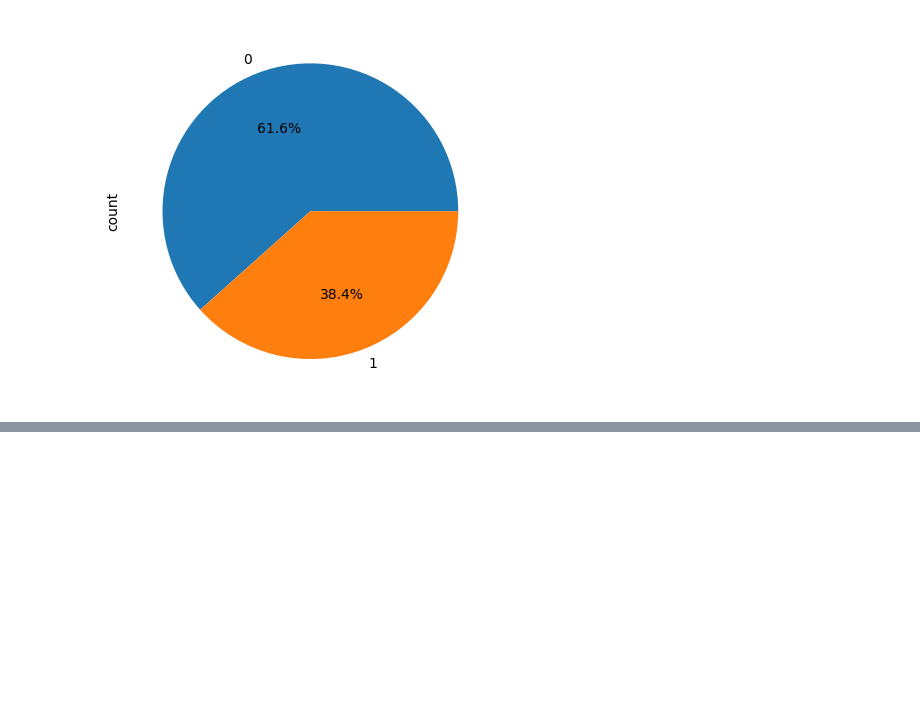
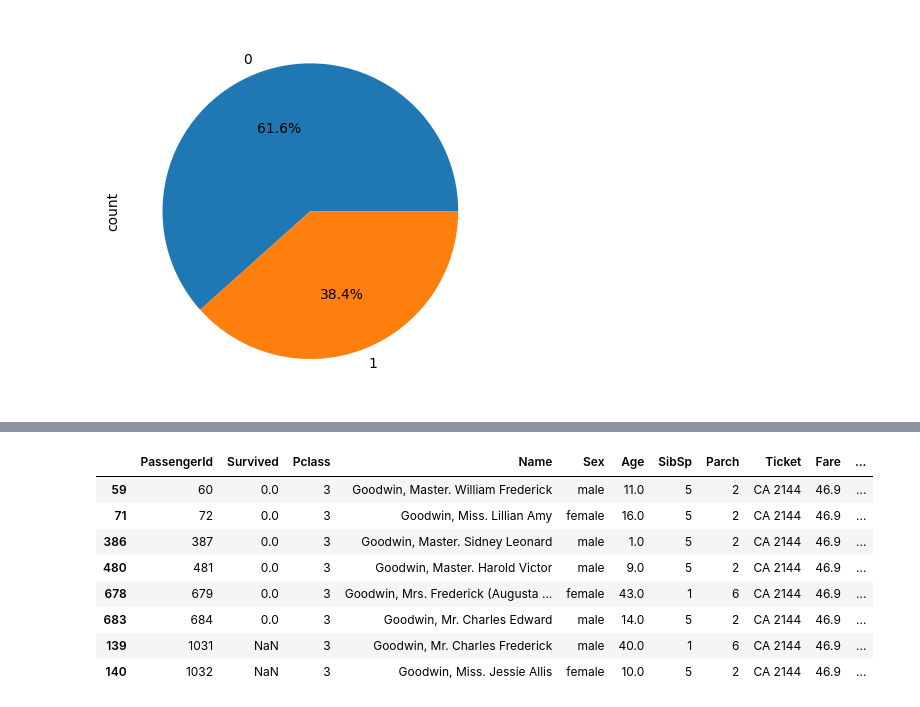
Before and after one commit to Abhishek-jakhar/Machine_learning, a Jupyter notebook: 4_EDA.ipynb, the cells around one changed output, grey strips where cells are left out. Cells and saved outputs as stored; diff of their text form; code cells hidden in the pictures; blank space fills up the shorter version.

```diff
--- a/4_EDA.ipynb
+++ b/4_EDA.ipynb
@@ -280,0 +341,16 @@ df['Survived'].value_counts().plot(kind='pie',autopct='%0.1f%%')
+# %%
+df1 = pd.read_csv('/content/test.csv')
+# %%
+df = pd.concat([df,df1])
+# %%
+df[df['Ticket'] == 'CA 2144']
+# %% [output]
+|  | PassengerId | Survived | Pclass | Name | Sex | Age | SibSp | Parch | Ticket | Fare | ... |
+| 59 | 60 | 0.0 | 3 | Goodwin, Master. William Frederick | male | 11.0 | 5 | 2 | CA 2144 | 46.9 | ... |
+| 71 | 72 | 0.0 | 3 | Goodwin, Miss. Lillian Amy | female | 16.0 | 5 | 2 | CA 2144 | 46.9 | ... |
+| 386 | 387 | 0.0 | 3 | Goodwin, Master. Sidney Leonard | male | 1.0 | 5 | 2 | CA 2144 | 46.9 | ... |
+| 480 | 481 | 0.0 | 3 | Goodwin, Master. Harold Victor | male | 9.0 | 5 | 2 | CA 2144 | 46.9 | ... |
+| 678 | 679 | 0.0 | 3 | Goodwin, Mrs. Frederick (Augusta ... | female | 43.0 | 1 | 6 | CA 2144 | 46.9 | ... |
+| 683 | 684 | 0.0 | 3 | Goodwin, Mr. Charles Edward | male | 14.0 | 5 | 2 | CA 2144 | 46.9 | ... |
+| 139 | 1031 | NaN | 3 | Goodwin, Mr. Charles Frederick | male | 40.0 | 1 | 6 | CA 2144 | 46.9 | ... |
+| 140 | 1032 | NaN | 3 | Goodwin, Miss. Jessie Allis | female | 10.0 | 5 | 2 | CA 2144 | 46.9 | ... |
```
Also changed, not shown: parts of 23 cells of this notebook.
